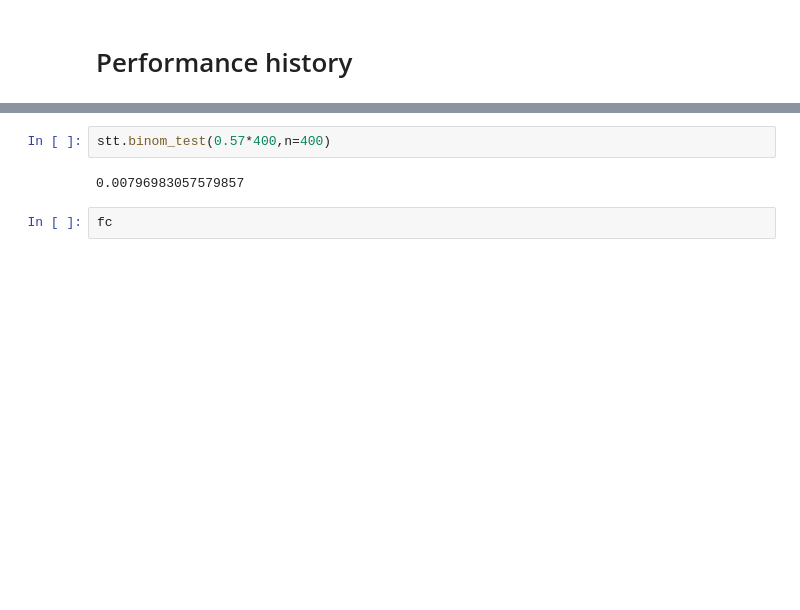
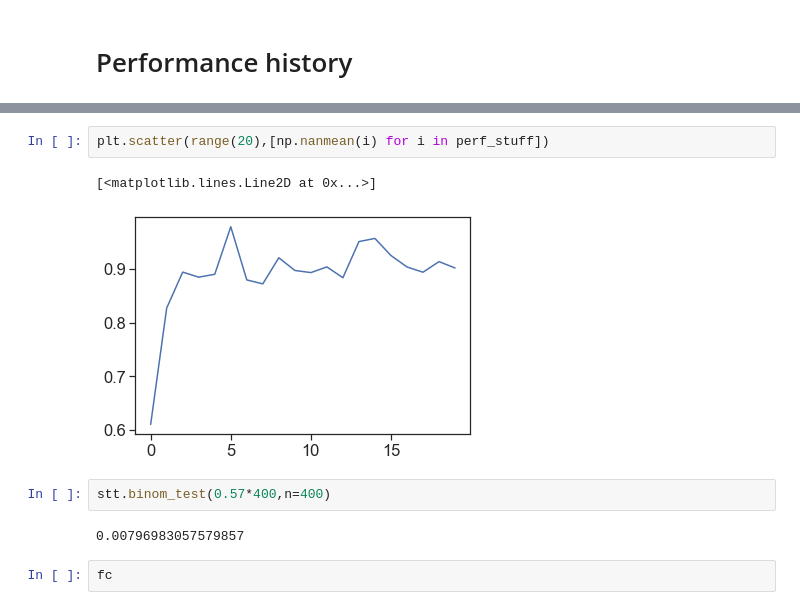
Before and after one commit to yves-weissenberger/line_loop, a Jupyter notebook: project_notebooks/line_loop/analyse_line_loop_NAVI.ipynb, the cells around one changed output, grey strips where cells are left out. Cells and saved outputs as stored; diff of their text form; blank space fills up the shorter version.

```diff
--- a/project_notebooks/line_loop/analyse_line_loop_NAVI.ipynb
+++ b/project_notebooks/line_loop/analyse_line_loop_NAVI.ipynb
@@ -435,3 +347,8 @@ array([[1.        , 1.        , 1.        ,        nan],
+# %%
+plt.scatter(range(20),[np.nanmean(i) for i in perf_stuff])
+# %% [output]
+[<matplotlib.lines.Line2D at 0x...>]
+[figure, added]
 # %%
 stt.binom_test(0.57*400,n=400)
 # %% [output]
```
Also changed, not shown: parts of 25 cells of this notebook, 16 other files.
